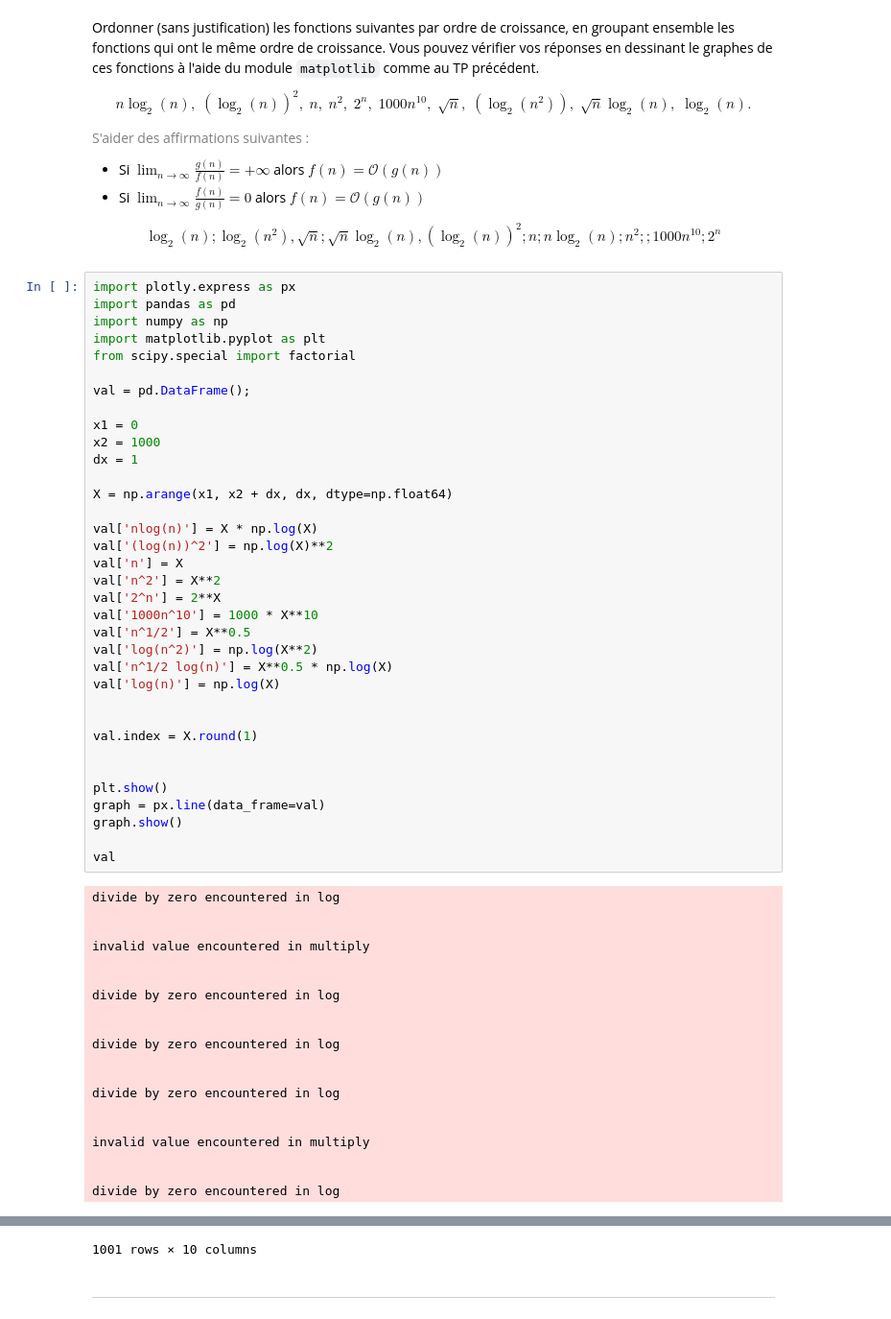
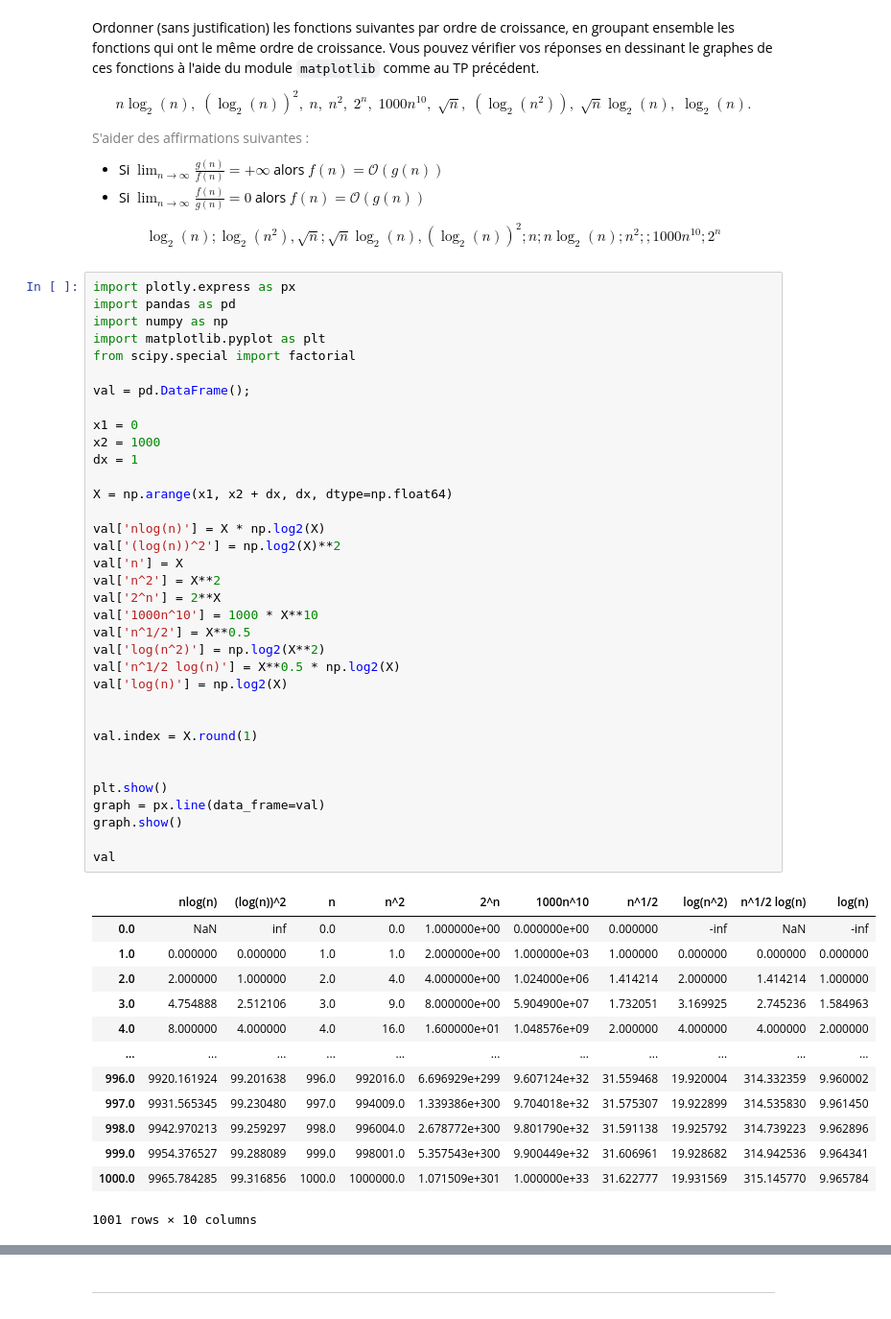
Before and after one commit to MatsuneMikuroi/ICS-2025, a Jupyter notebook: week9.ipynb, the cells around one changed output, grey strips where cells are left out. Shown at 96% size. Cells and saved outputs as stored; diff of their text form.

```diff
--- a/week9.ipynb
+++ b/week9.ipynb
@@ -32,54 +32,48 @@ $$ \log_2 (n) ; \log_2(n^2), \sqrt{n} ; \sqrt{n} \log_2 (n), (\log_2(n))^2 ; n ;
 import plotly.express as px
 import pandas as pd
 import numpy as np
 import matplotlib.pyplot as plt
 from scipy.special import factorial
 
 val = pd.DataFrame();
 
 x1 = 0
 x2 = 1000
 dx = 1
 
 X = np.arange(x1, x2 + dx, dx, dtype=np.float64)
 
-val['nlog(n)'] = X * np.log(X)
-val['(log(n))^2'] = np.log(X)**2
+val['nlog(n)'] = X * np.log2(X)
+val['(log(n))^2'] = np.log2(X)**2
 val['n'] = X
 val['n^2'] = X**2
 val['2^n'] = 2**X
 val['1000n^10'] = 1000 * X**10
 val['n^1/2'] = X**0.5
-val['log(n^2)'] = np.log(X**2)
-val['n^1/2 log(n)'] = X**0.5 * np.log(X)
-val['log(n)'] = np.log(X)
+val['log(n^2)'] = np.log2(X**2)
+val['n^1/2 log(n)'] = X**0.5 * np.log2(X)
+val['log(n)'] = np.log2(X)
 
 
 val.index = X.round(1)
 
 
 plt.show()
 graph = px.line(data_frame=val)
 graph.show()
 
 val
 # %% [output]
+|  | nlog(n) | (log(n))^2 | n | n^2 | 2^n | 1000n^10 | n^1/2 | log(n^2) | n^1/2 log(n) | log(n) |
+| 0.0 | NaN | inf | 0.0 | 0.0 | 1.000000e+00 | 0.000000e+00 | 0.000000 | -inf | NaN | -inf |
+| 1.0 | 0.000000 | 0.000000 | 1.0 | 1.0 | 2.000000e+00 | 1.000000e+03 | 1.000000 | 0.000000 | 0.000000 | 0.000000 |
+| 2.0 | 2.000000 | 1.000000 | 2.0 | 4.0 | 4.000000e+00 | 1.024000e+06 | 1.414214 | 2.000000 | 1.414214 | 1.000000 |
+| 3.0 | 4.754888 | 2.512106 | 3.0 | 9.0 | 8.000000e+00 | 5.904900e+07 | 1.732051 | 3.169925 | 2.745236 | 1.584963 |
+| 4.0 | 8.000000 | 4.000000 | 4.0 | 16.0 | 1.600000e+01 | 1.048576e+09 | 2.000000 | 4.000000 | 4.000000 | 2.000000 |
+| ... | ... | ... | ... | ... | ... | ... | ... | ... | ... | ... |
+| 996.0 | 9920.161924 | 99.201638 | 996.0 | 992016.0 | 6.696929e+299 | 9.607124e+32 | 31.559468 | 19.920004 | 314.332359 | 9.960002 |
+| 997.0 | 9931.565345 | 99.230480 | 997.0 | 994009.0 | 1.339386e+300 | 9.704018e+32 | 31.575307 | 19.922899 | 314.535830 | 9.961450 |
+| 998.0 | 9942.970213 | 99.259297 | 998.0 | 996004.0 | 2.678772e+300 | 9.801790e+32 | 31.591138 | 19.925792 | 314.739223 | 9.962896 |
+| 999.0 | 9954.376527 | 99.288089 | 999.0 | 998001.0 | 5.357543e+300 | 9.900449e+32 | 31.606961 | 19.928682 | 314.942536 | 9.964341 |
+| 1000.0 | 9965.784285 | 99.316856 | 1000.0 | 1000000.0 | 1.071509e+301 | 1.000000e+33 | 31.622777 | 19.931569 | 315.145770 | 9.965784 |
-divide by zero encountered in log
-
-
-invalid value encountered in multiply
-
-
-divide by zero encountered in log
-
-
-divide by zero encountered in log
-
-
-divide by zero encountered in log
-
-
-invalid value encountered in multiply
-
-
-divide by zero encountered in log
+1001 rows × 10 columns
@@ -98,4 +80,3 @@ divide by zero encountered in log
-1001 rows × 10 columns
 # %% [markdown]
 ***
 # %% [markdown]
```
Also changed, not shown: parts of 9 cells of this notebook.
